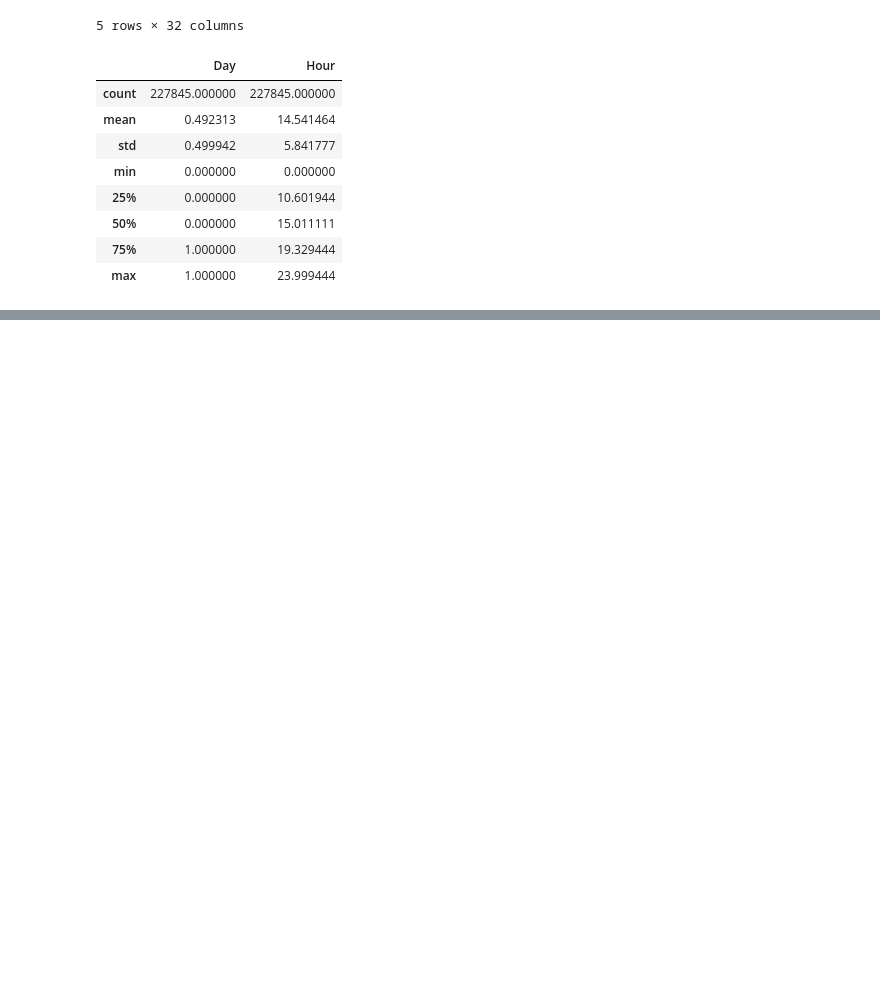
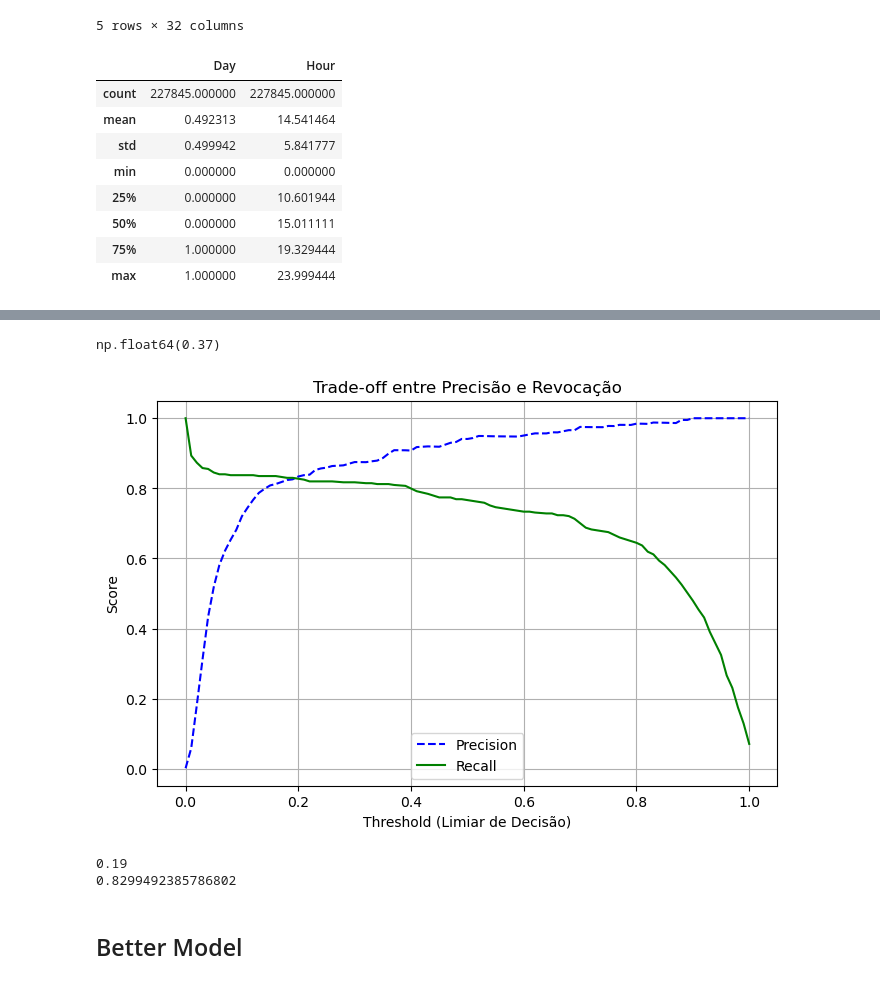
Before and after one commit to ArthasCode/Credit-Card-Fraud, a Jupyter notebook: main.ipynb, the cells around one changed output, grey strips where cells are left out. Saved outputs shown, nothing was run; the diff lists cells and outputs as text; code cells hidden in the pictures; blank space fills up the shorter version.

Commit message:
evaluating precision and recall values

```diff
--- a/main.ipynb
+++ b/main.ipynb
@@ -172,7 +172,7 @@ filename = "results/proba_ran_for_std"
 # y_proba = cross_val_predict(pipeline_model, X_train, y_train, method="predict_proba")
 # joblib.dump(y_proba, filename)
 
-y_proba = joblib.load(filename)
+y_proba = joblib.load(filename)[:, 1]
 y_pred = (y_proba > 0.5).astype(int)
 
 confusion_matrix(y_train, y_pred)
@@ -188,0 +214,35 @@ print(thresholds)
+# %%
+import numpy as np
+f1_score = 2 * (precision * recall) / (precision + recall + 1e-20)
+idx_max_f1 = np.argmax(f1_score[:-1])
+thresholds[idx_max_f1] # The best threshold to a harmonic evaluate
+# %% [output]
+np.float64(0.37)
+# %%
+import matplotlib.pyplot as plt
+%matplotlib inline
+
+def plot_precision_vs_recall(precision, recall, thresholds):
+    plt.figure(figsize=(8, 5))
+    plt.plot(thresholds, precision[:-1], 'b--', label='Precision')
+    plt.plot(thresholds, recall[:-1], 'g-', label='Recall')
+    plt.xlabel('Threshold (Limiar de Decisão)')
+    plt.ylabel('Score')
+    plt.title('Trade-off entre Precisão e Revocação')
+    plt.legend()
+    plt.grid(True)
+    plt.show()
+# %%
+plot_precision_vs_recall(precision, recall, thresholds)
+# %% [output]
+[figure, added]
+# %%
+idx_intersection = np.argmin(np.abs(precision[:-1] - recall[:-1]))
+
+print(thresholds[idx_intersection])
+print(recall[idx_intersection])
+# %% [output]
+0.19
+0.8299492385786802
+# %% [markdown]
+## Better Model
```
Also changed, not shown: parts of 3 cells of this notebook.
